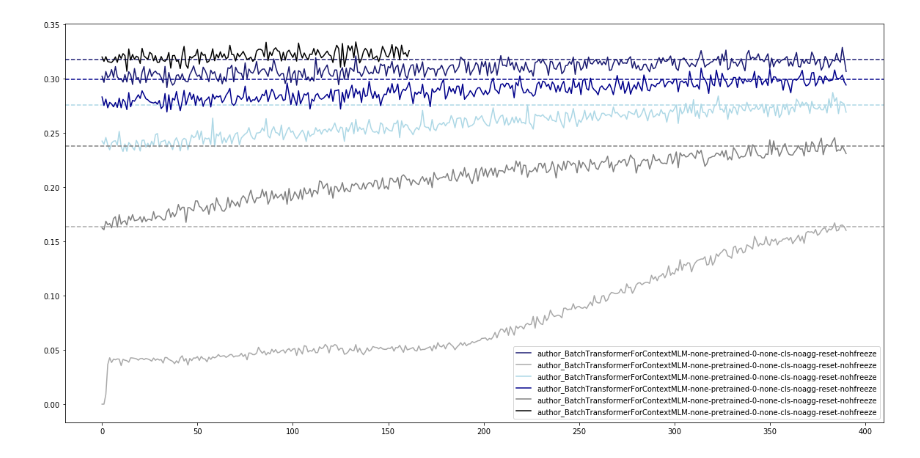
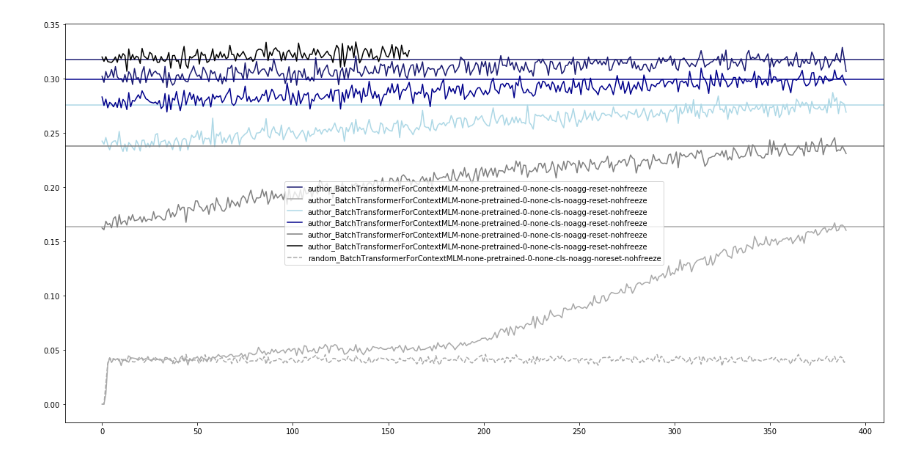
Before and after one commit to rbroc/ctx_transformers, a Jupyter notebook: notebooks/mlm_200k_unfreeze_analysis.ipynb, the cells around one changed output. Drawn from its saved outputs; the diff is of its cells as text; code cells hidden in the pictures.

```diff
--- a/notebooks/mlm_200k_unfreeze_analysis.ipynb
+++ b/notebooks/mlm_200k_unfreeze_analysis.ipynb
@@ -22,6 +22,8 @@ colors = dict(zip([f'epoch-{e}' for e in range(6)],
                   ['darkgrey', 'grey', 'lightblue',
                    'darkblue', 'midnightblue',
                    'black']))
+ls = dict(zip(['author', 'random', 'subreddit'],
+              ['-','--','.']))
 # %%
 c = 0
 fg, ax = plt.subplots(figsize=(20,10))
@@ -40,33 +42,34 @@ for idx, f in enumerate(fs):
     entropy  = np.nanmean(d['entropy'])
     true = np.nanmean(d['is_true_top'])
     epoch = f.split('/')[-2]
+    grouping = f.split('/')[4]
 
     dict_log = {'epoch':[epoch],
                 'grouping': [f.split('/')[4]],
                  'test_loss': [avg_loss],
                  'test_entropy': [avg_entropy],
                  'test_true': [avg_true],
                  'test_sd_loss': [sd_loss],
                  'test_sd_entropy': [sd_entropy],
                  'test_sd_true': [sd_true],
                  'loss': [loss],
                  'entropy': [entropy],
                  'true': [true],
                  'model_id': f.split('/')[-4],
                  'folder': f.split('/')[3]}
 
     sns.lineplot(x=range(len(np.arange(0, 1000000, 2000))),
                  y=[np.mean(d['is_true_top'][i:i+2000]) for i in np.arange(0, 1000000, 2000)],
                  label='_'.join([f.split('/')[4], f.split('/')[-4]]),
-                 legend=True, c=colors[epoch])
-    plt.axhline(y=avg_true, c=colors[epoch], linestyle='--')
+                 legend=True, c=colors[epoch], linestyle=ls[grouping])
+    plt.axhline(y=avg_true, c=colors[epoch], linestyle=ls[grouping])
 
     # Make into df
     df = pd.DataFrame(dict_log)
     if c == 0:
         adf = df
     else:
         adf = pd.concat([adf, df], ignore_index=True, sort=True)
     c+=1
 # %% [output]
-[figure, old version]
+[figure, new version]
```
Also changed, not shown: 4 other files.
